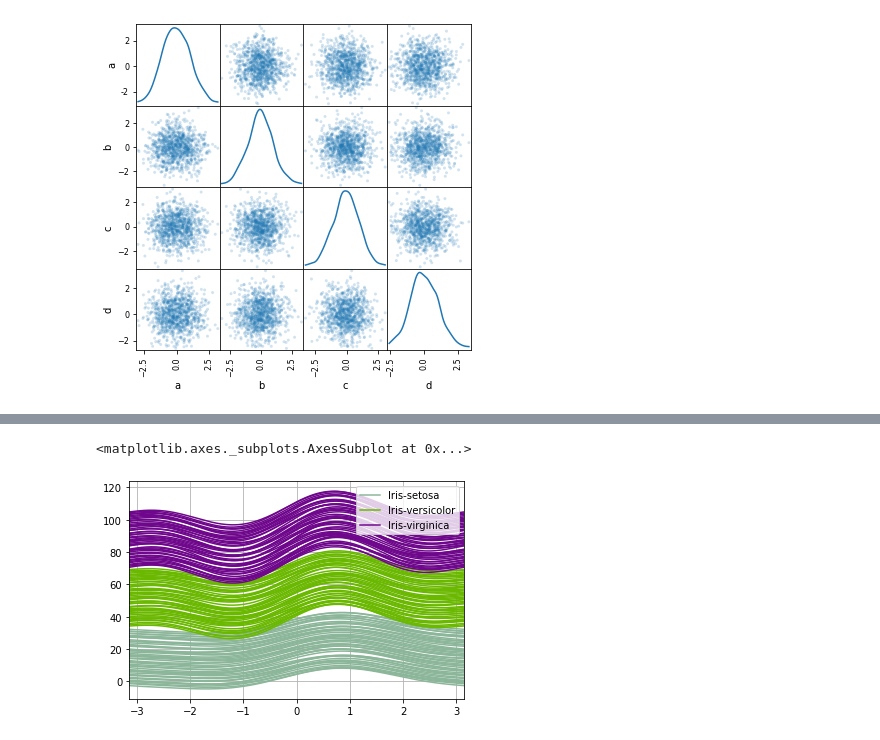
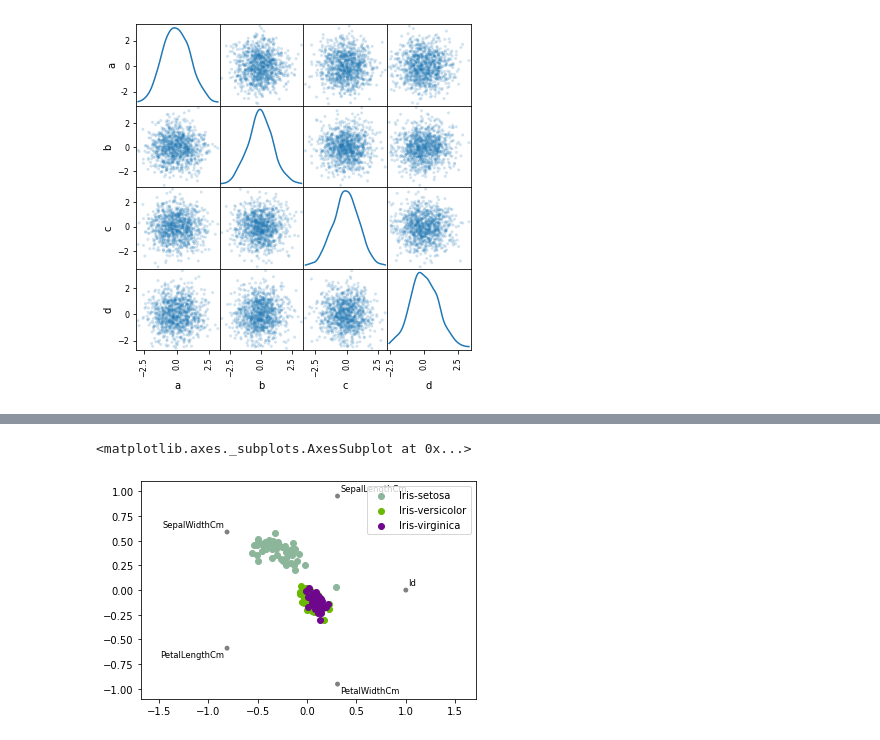
Before and after one commit to anujsaxena/Python, a Jupyter notebook: Numpy_visualization.ipynb, the cells around one changed output, grey strips where cells are left out. Cells and saved outputs as stored; diff of their text form; code cells hidden in the pictures.

```diff
--- a/Numpy_visualization.ipynb
+++ b/Numpy_visualization.ipynb
@@ -780,8 +832,7 @@ array([[<matplotlib.axes._subplots.AxesSubplot object at 0x...>,
 # %%
-from pandas.plotting import andrews_curves
+from pandas.plotting import radviz
 data = pd.read_csv('Iris.csv')
-plt.figure()
-andrews_curves(data, 'Species')
+radviz(data, 'Species')
 # %% [output]
 <matplotlib.axes._subplots.AxesSubplot at 0x...>
-[figure, old version]
+[figure, new version]
```
Also changed, not shown: parts of 27 cells of this notebook.
